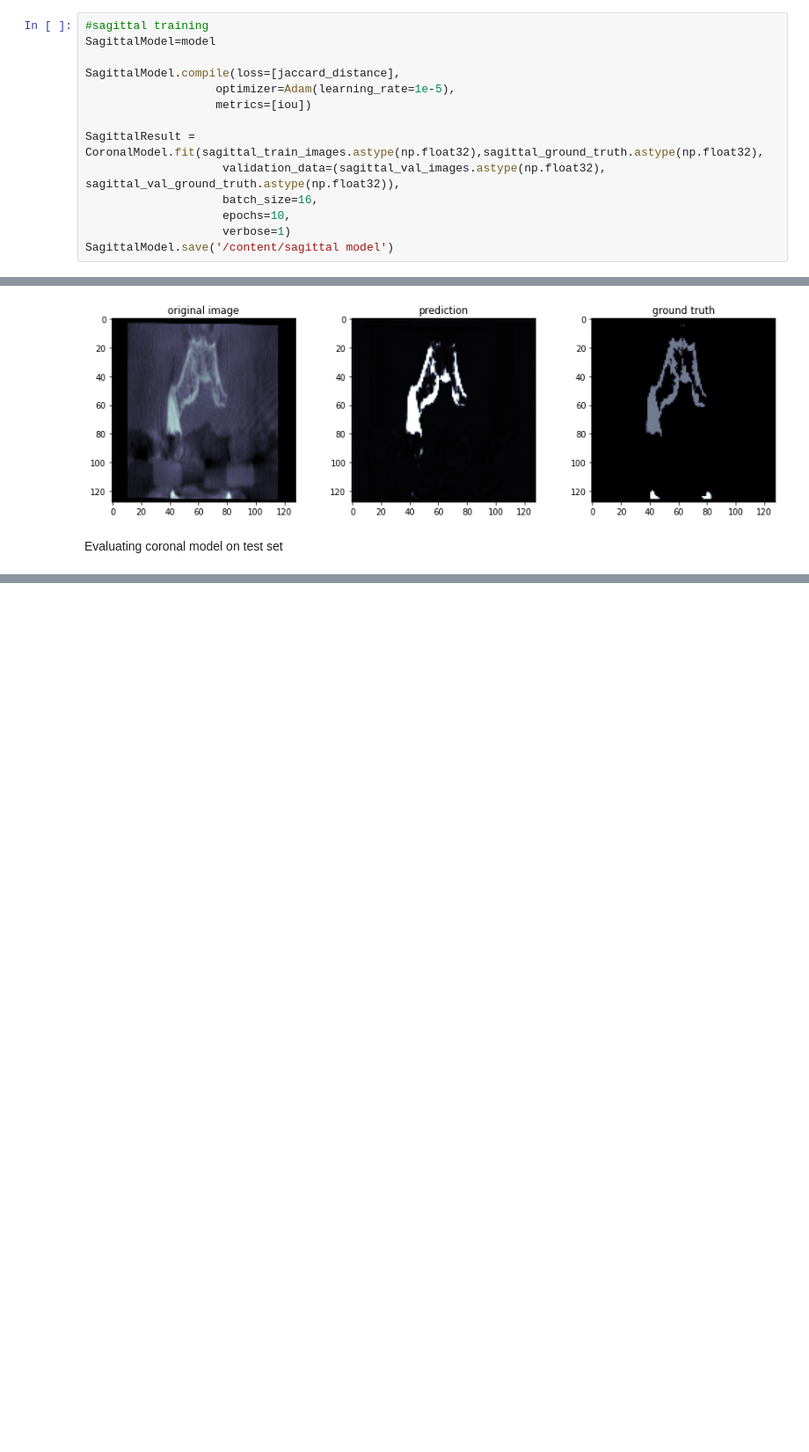
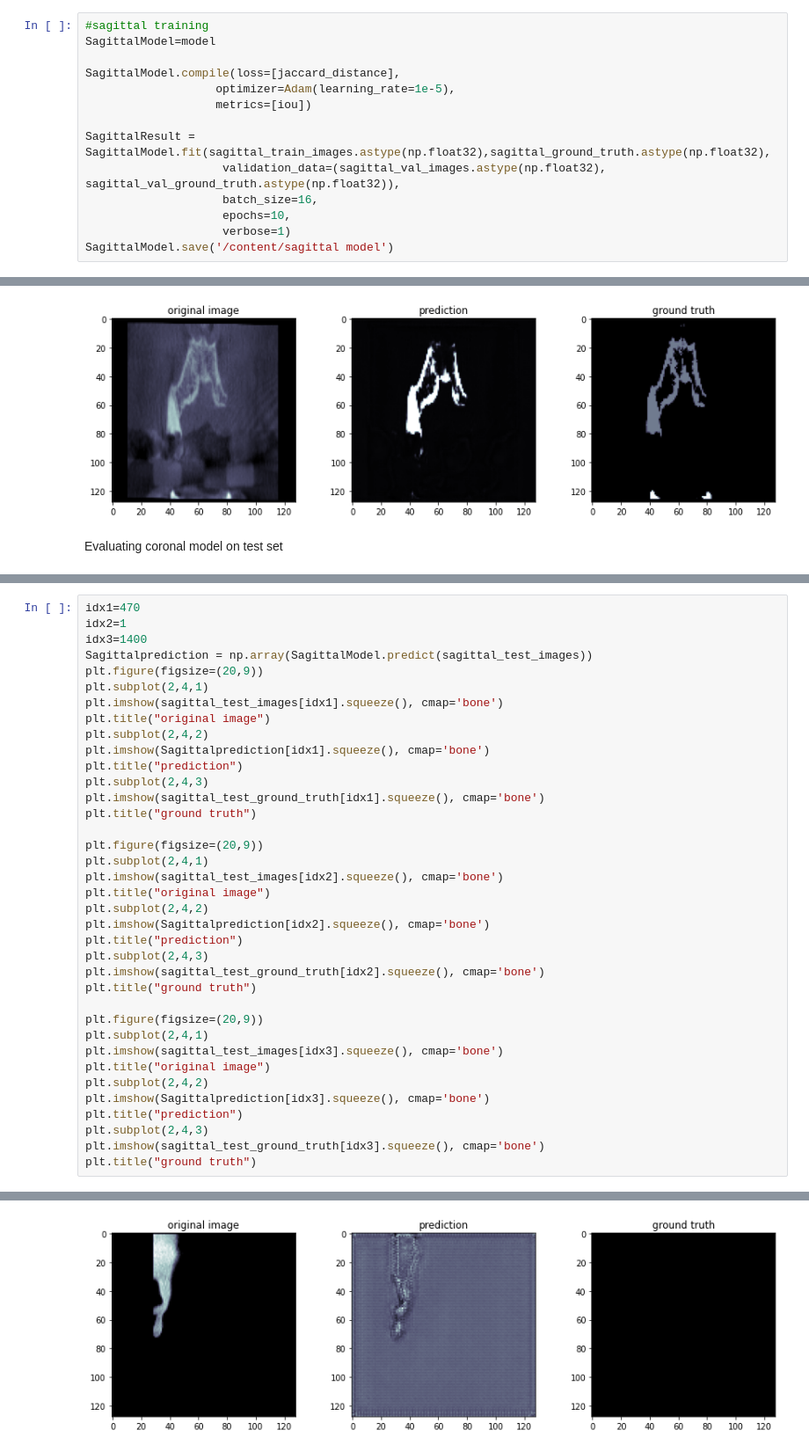
Before and after one commit to AlaaIraqy/JawSegmentation, a Jupyter notebook: atomica_task.ipynb, the cells around one changed output, grey strips where cells are left out. Shown at 88% size. Saved outputs shown, nothing was run; the diff lists cells and outputs as text; blank space fills up the shorter version.

```diff
--- a/atomica_task.ipynb
+++ b/atomica_task.ipynb
@@ -490,7 +490,7 @@ SagittalModel.compile(loss=[jaccard_distance],
                    optimizer=Adam(learning_rate=1e-5),
                    metrics=[iou])
 
-SagittalResult = CoronalModel.fit(sagittal_train_images.astype(np.float32),sagittal_ground_truth.astype(np.float32),
+SagittalResult = SagittalModel.fit(sagittal_train_images.astype(np.float32),sagittal_ground_truth.astype(np.float32),
                     validation_data=(sagittal_val_images.astype(np.float32), sagittal_val_ground_truth.astype(np.float32)),
                     batch_size=16,
                     epochs=10,
@@ -708,0 +725,38 @@ Loss:      |   2.23  |
+# %%
+idx1=470
+idx2=1
+idx3=1400
+Sagittalprediction = np.array(SagittalModel.predict(sagittal_test_images))
+plt.figure(figsize=(20,9))
+plt.subplot(2,4,1)
+plt.imshow(sagittal_test_images[idx1].squeeze(), cmap='bone')
+plt.title("original image")
+plt.subplot(2,4,2)
+plt.imshow(Sagittalprediction[idx1].squeeze(), cmap='bone')
+plt.title("prediction")
+plt.subplot(2,4,3)
+plt.imshow(sagittal_test_ground_truth[idx1].squeeze(), cmap='bone')
+plt.title("ground truth")
+
+plt.figure(figsize=(20,9))
+plt.subplot(2,4,1)
+plt.imshow(sagittal_test_images[idx2].squeeze(), cmap='bone')
+plt.title("original image")
+plt.subplot(2,4,2)
+plt.imshow(Sagittalprediction[idx2].squeeze(), cmap='bone')
+plt.title("prediction")
+plt.subplot(2,4,3)
+plt.imshow(sagittal_test_ground_truth[idx2].squeeze(), cmap='bone')
+plt.title("ground truth")
+
+plt.figure(figsize=(20,9))
+plt.subplot(2,4,1)
+plt.imshow(sagittal_test_images[idx3].squeeze(), cmap='bone')
+plt.title("original image")
+plt.subplot(2,4,2)
+plt.imshow(Sagittalprediction[idx3].squeeze(), cmap='bone')
+plt.title("prediction")
+plt.subplot(2,4,3)
+plt.imshow(sagittal_test_ground_truth[idx3].squeeze(), cmap='bone')
+plt.title("ground truth")
+# %% [output]
@@ -708,0 +764 @@ Loss:      |   2.23  |
+[figure, added]
```
Also changed, not shown: parts of 10 cells of this notebook.
